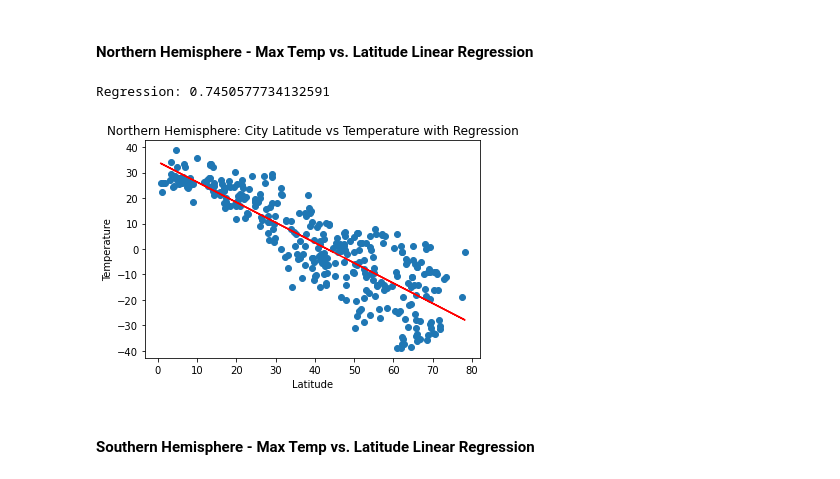
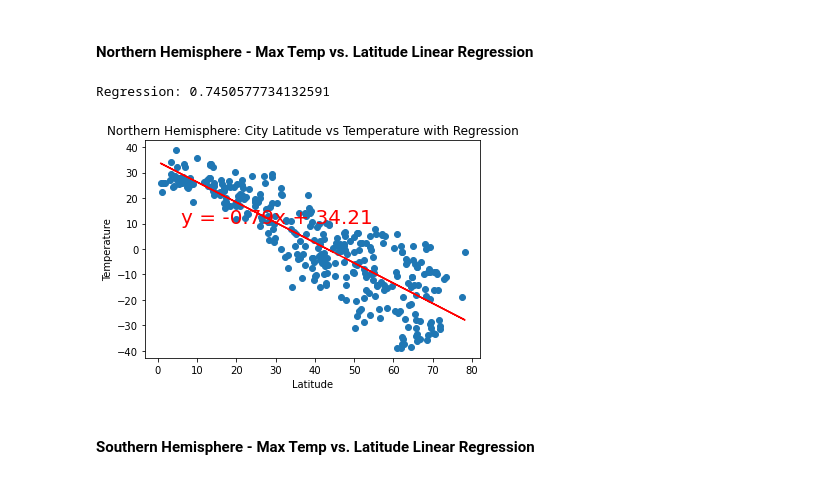
Before and after one commit to waqaszahick/Python-API-Challenge, a Jupyter notebook: WeatherPy/WeatherPy.ipynb, the cells around one changed output. Cells and saved outputs as stored; diff of their text form; code cells hidden in the pictures.

```diff
--- a/WeatherPy/WeatherPy.ipynb
+++ b/WeatherPy/WeatherPy.ipynb
@@ -281,22 +281,26 @@ plt.show()
 # %%
 # Separating cities for Northen and Southern Hemisphere
 cities_data_nham = cities_data[cities_data.Latitude >= 0]
 cities_data_sham = cities_data[cities_data.Latitude < 0]
 
 #print(cities_data_nham.shape,cities_data_sham.shape)
 plt.figure()
 plt.scatter(cities_data_nham['Latitude'], cities_data_nham['Temperature'])
 plt.xlabel('Latitude')
 plt.ylabel('Temperature')
 plt.title('Northern Hemisphere: City Latitude vs Temperature with Regression')
 slope, intercept, reg_value, p_value, std_err = st.linregress(cities_data_nham['Latitude'], cities_data_nham['Temperature'])
 print('Regression:', reg_value ** 2)
 plt.plot(cities_data_nham['Latitude'], slope * cities_data_nham['Latitude'] + intercept, color = 'red')
+
+line_eq = "y = " + str(round(slope, 2)) + "x + " + str(round(intercept, 2))
+plt.annotate(line_eq, (6,10), fontsize=20, color="red")
+
 plt.savefig(pro_dir + 'output_images/lat_v_temp_nham.png')
 plt.show()
 # %% [output]
 Regression: 0.7450577734132591
-[figure, old version]
+[figure, new version]
 # %% [markdown]
 ####  Southern Hemisphere - Max Temp vs. Latitude Linear Regression
 # %%
```
Also changed, not shown: 3 other files.
